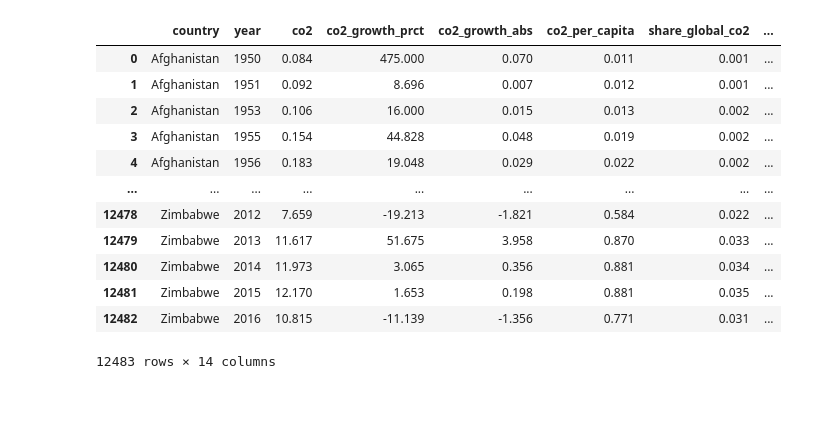
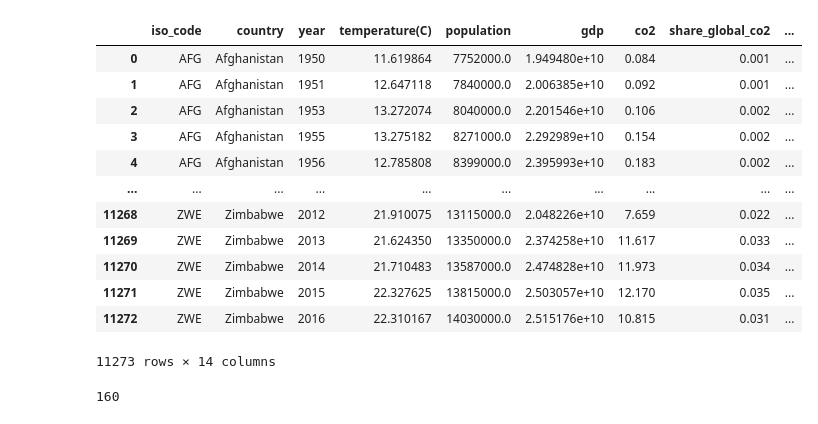
Before and after one commit to Alawler12/Environmental_Project, a Jupyter notebook: Exploratory Analysis.ipynb, the cells around one changed output. Saved outputs shown, nothing was run; the diff lists cells and outputs as text; code cells hidden in the pictures.

```diff
--- a/Exploratory Analysis.ipynb
+++ b/Exploratory Analysis.ipynb
@@ -145,19 +9,23 @@ clean_co2
-# %%
-# merge temp and co2 dataframes
-
-co2_temp = pd.merge(clean_co2, temps_df, how= 'left', on = ['country', 'year'])
-co2_temp
-# %% [output]
-|  | country | year | co2 | co2_growth_prct | co2_growth_abs | co2_per_capita | share_global_co2 | ... |
-| 0 | Afghanistan | 1950 | 0.084 | 475.000 | 0.070 | 0.011 | 0.001 | ... |
-| 1 | Afghanistan | 1951 | 0.092 | 8.696 | 0.007 | 0.012 | 0.001 | ... |
-| 2 | Afghanistan | 1953 | 0.106 | 16.000 | 0.015 | 0.013 | 0.002 | ... |
-| 3 | Afghanistan | 1955 | 0.154 | 44.828 | 0.048 | 0.019 | 0.002 | ... |
-| 4 | Afghanistan | 1956 | 0.183 | 19.048 | 0.029 | 0.022 | 0.002 | ... |
-| ... | ... | ... | ... | ... | ... | ... | ... | ... |
-| 12478 | Zimbabwe | 2012 | 7.659 | -19.213 | -1.821 | 0.584 | 0.022 | ... |
-| 12479 | Zimbabwe | 2013 | 11.617 | 51.675 | 3.958 | 0.870 | 0.033 | ... |
-| 12480 | Zimbabwe | 2014 | 11.973 | 3.065 | 0.356 | 0.881 | 0.034 | ... |
-| 12481 | Zimbabwe | 2015 | 12.170 | 1.653 | 0.198 | 0.881 | 0.035 | ... |
-| 12482 | Zimbabwe | 2016 | 10.815 | -11.139 | -1.356 | 0.771 | 0.031 | ... |
-12483 rows × 14 columns
+# %%
+emissions = pd.read_csv('global_emissions.csv')
+emissions
+# %% [output]
+|  | iso_code | country | year | temperature(C) | population | gdp | co2 | share_global_co2 | ... |
+| 0 | AFG | Afghanistan | 1950 | 11.619864 | 7752000.0 | 1.949480e+10 | 0.084 | 0.001 | ... |
+| 1 | AFG | Afghanistan | 1951 | 12.647118 | 7840000.0 | 2.006385e+10 | 0.092 | 0.001 | ... |
+| 2 | AFG | Afghanistan | 1953 | 13.272074 | 8040000.0 | 2.201546e+10 | 0.106 | 0.002 | ... |
+| 3 | AFG | Afghanistan | 1955 | 13.275182 | 8271000.0 | 2.292989e+10 | 0.154 | 0.002 | ... |
+| 4 | AFG | Afghanistan | 1956 | 12.785808 | 8399000.0 | 2.395993e+10 | 0.183 | 0.002 | ... |
+| ... | ... | ... | ... | ... | ... | ... | ... | ... | ... |
+| 11268 | ZWE | Zimbabwe | 2012 | 21.910075 | 13115000.0 | 2.048226e+10 | 7.659 | 0.022 | ... |
+| 11269 | ZWE | Zimbabwe | 2013 | 21.624350 | 13350000.0 | 2.374258e+10 | 11.617 | 0.033 | ... |
+| 11270 | ZWE | Zimbabwe | 2014 | 21.710483 | 13587000.0 | 2.474828e+10 | 11.973 | 0.034 | ... |
+| 11271 | ZWE | Zimbabwe | 2015 | 22.327625 | 13815000.0 | 2.503057e+10 | 12.170 | 0.035 | ... |
+| 11272 | ZWE | Zimbabwe | 2016 | 22.310167 | 14030000.0 | 2.515176e+10 | 10.815 | 0.031 | ... |
+11273 rows × 14 columns
+# %%
+# how many countries in merged dataset?
+countrylist = emissions['country'].unique().tolist()
+len(countrylist)
+# %% [output]
+160
```
Also changed, not shown: parts of 19 cells of this notebook, 10 other files.
